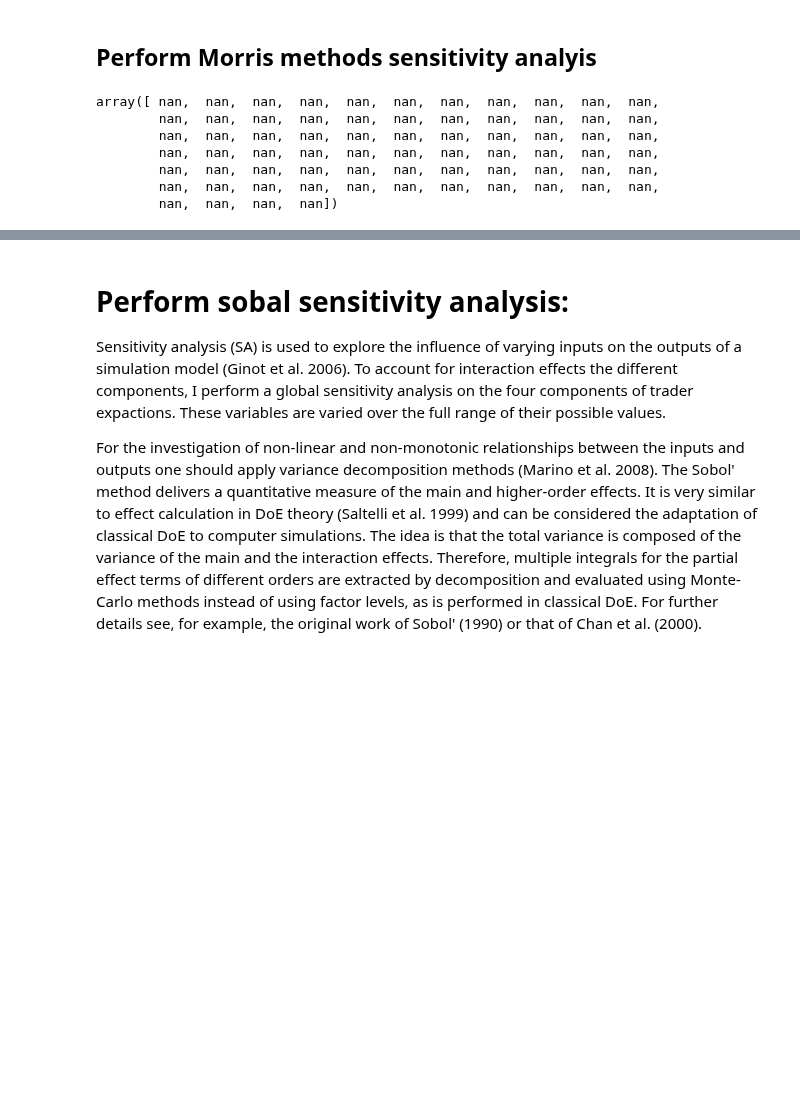
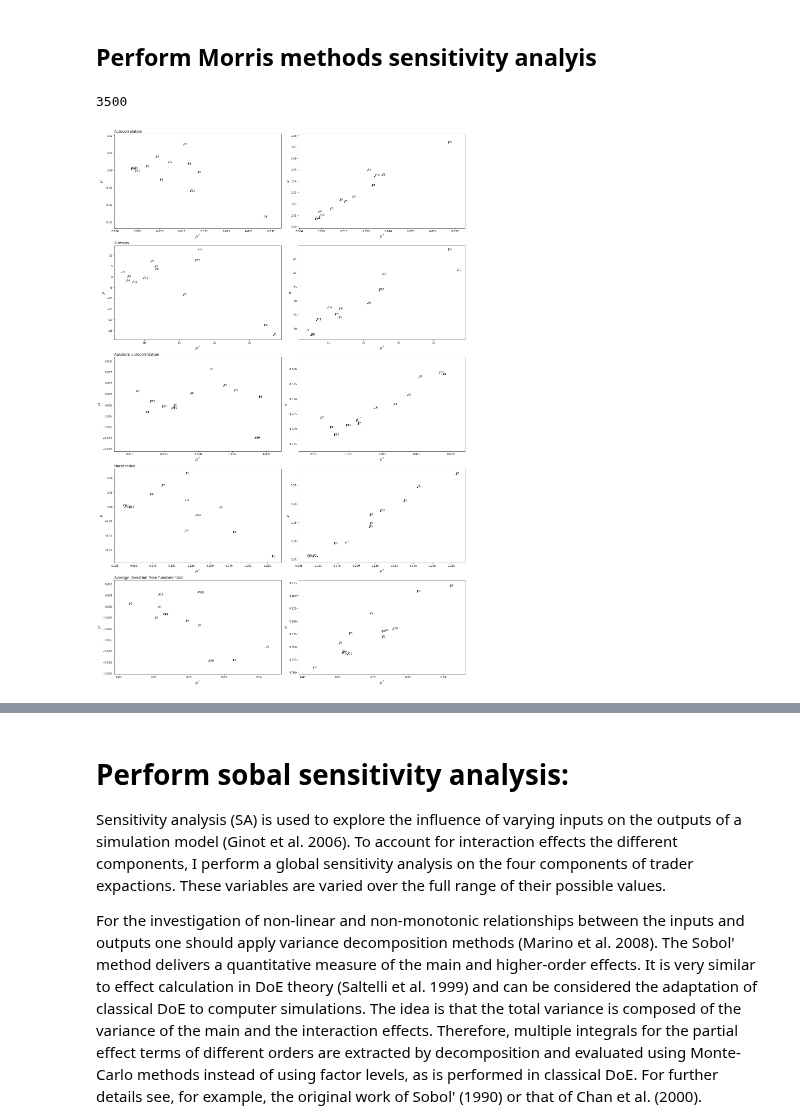
Before and after one commit to joerischasfoort/sim-fin-abm, a Jupyter notebook: sensitivity_analysis.ipynb, the cells around one changed output, grey strips where cells are left out. Cells and saved outputs as stored; diff of their text form; code cells hidden in the pictures; blank space fills up the shorter version.

Commit message:
Morris analysis

```diff
--- a/sensitivity_analysis.ipynb
+++ b/sensitivity_analysis.ipynb
@@ -108,7 +108,7 @@ problem_morris = {
 # %% [markdown]
 ## Perform Morris methods sensitivity analyis
 # %%
-morris_params = sample(problem_morris, 5, num_levels=4, grid_jump=2)
+morris_params = sample(problem_morris, N=250, num_levels=4, grid_jump=2)
 morris_parameter_list = morris_params.tolist()
 # %%
 # convert nescessary parameters to ints
@@ -128,24 +128,13 @@ for parameters in morris_parameter_list:
         pars[key] = value
     all_morris_parameters.append(pars)
 # %%
-fixed_parameters = {"ticks": 100, "fundamental_value": 100, "w_buy_hold": 0.0}
+fixed_parameters = {"ticks": 1000, "fundamental_value": 100, "w_buy_hold": 0.0}
 # %%
 # TODO check what is going wrong here 1 problem only fundamentalist and mean reversion traders
-morris_output = simulate_params_sobol(NRUNS=1, parameter_set=all_morris_parameters, fixed_parameters=fixed_parameters)
+morris_output = simulate_params_sobol(NRUNS=3, parameter_set=all_morris_parameters, fixed_parameters=fixed_parameters)
 # %%
 no_autoc = np.array(morris_output['autocorrelation'])
 f_tails = np.array(morris_output['kurtosis'])
 clustered_vol = np.array(morris_output['autocorrelation_abs'])
 l_memory = np.array(morris_output['hurst'])
 deviation_from_fundamentals = np.array(morris_output['av_dev_from_fund'])
-# %%
-# why?
-deviation_from_fundamentals
-# %% [output]
-array([ nan,  nan,  nan,  nan,  nan,  nan,  nan,  nan,  nan,  nan,  nan,
-        nan,  nan,  nan,  nan,  nan,  nan,  nan,  nan,  nan,  nan,  nan,
-        nan,  nan,  nan,  nan,  nan,  nan,  nan,  nan,  nan,  nan,  nan,
-        nan,  nan,  nan,  nan,  nan,  nan,  nan,  nan,  nan,  nan,  nan,
-        nan,  nan,  nan,  nan,  nan,  nan,  nan,  nan,  nan,  nan,  nan,
-        nan,  nan,  nan,  nan,  nan,  nan,  nan,  nan,  nan,  nan,  nan,
-        nan,  nan,  nan,  nan])
@@ -154,3 +141,44 @@ Si = morris.analyze(problem=problem_morris, X=morris_params, Y=no_autoc)
+# %%
+# why? no long memory and no deviation from fundamentals
+len(l_memory)
+# %% [output]
+3500
+# %%
+morris_auto = morris.analyze(problem=problem_morris, X=morris_params, Y=no_autoc)
+morris_f = morris.analyze(problem=problem_morris, X=morris_params, Y=f_tails)
+morris_cv = morris.analyze(problem=problem_morris, X=morris_params, Y=clustered_vol)
+morris_lm = morris.analyze(problem=problem_morris, X=morris_params, Y=l_memory)
+morris_df = morris.analyze(problem=problem_morris, X=morris_params, Y=deviation_from_fundamentals)
+# %%
+fig, ((ax1, ax2),(ax3, ax4),(ax5, ax6),(ax7, ax8),(ax9, ax10)) = plt.subplots(5, 2, figsize=(20, 30))
+
+axes = ((ax1, ax2),(ax3, ax4),(ax5, ax6),(ax7, ax8),(ax9, ax10))
+morris_tests = [morris_auto, morris_f, morris_cv, morris_lm, morris_df]
+test_labels = ['Autocorrelation', 'Kurtosis', 'Absolute autocorrelation', 'Hurst index', 'Average deviation from fundamentals']
+
+for idx, axis in enumerate(axes):
+    Y1 = morris_tests[idx]['mu']
+    Y2 = morris_tests[idx]['sigma']
+    X = morris_tests[idx]['mu_star']
+    labels = ['P{}'.format(n) for n in range(len(X))]
+
+    axis[0].set_title(test_labels[idx], loc='left', size='14')
+    axis[0].scatter(X,Y1, color='k', marker='.', edgecolor = '')
+    axis[0].set_ylabel('$\mu$', size='14')
+    axis[0].set_xlabel('$\mu^*$', size='14')
+
+    axis[1].scatter(X,Y2, color='k', marker='.')
+    axis[1].set_ylabel('$\sigma$', size='14')
+    axis[1].set_xlabel('$\mu^*$', size='14')
+
+    for i, labels in enumerate(labels):
+        axis[0].annotate(labels, (X[i], Y1[i]))
+        axis[1].annotate(labels, (X[i], Y2[i]))
+
+plt.tight_layout()
+fig.savefig('morris_results.png', dpi = 300)
+# %% [output]
+[figure, added]
 # %%
 Si
 # %% [output]
```
Also changed, not shown: parts of 4 cells of this notebook, 3 other files.
